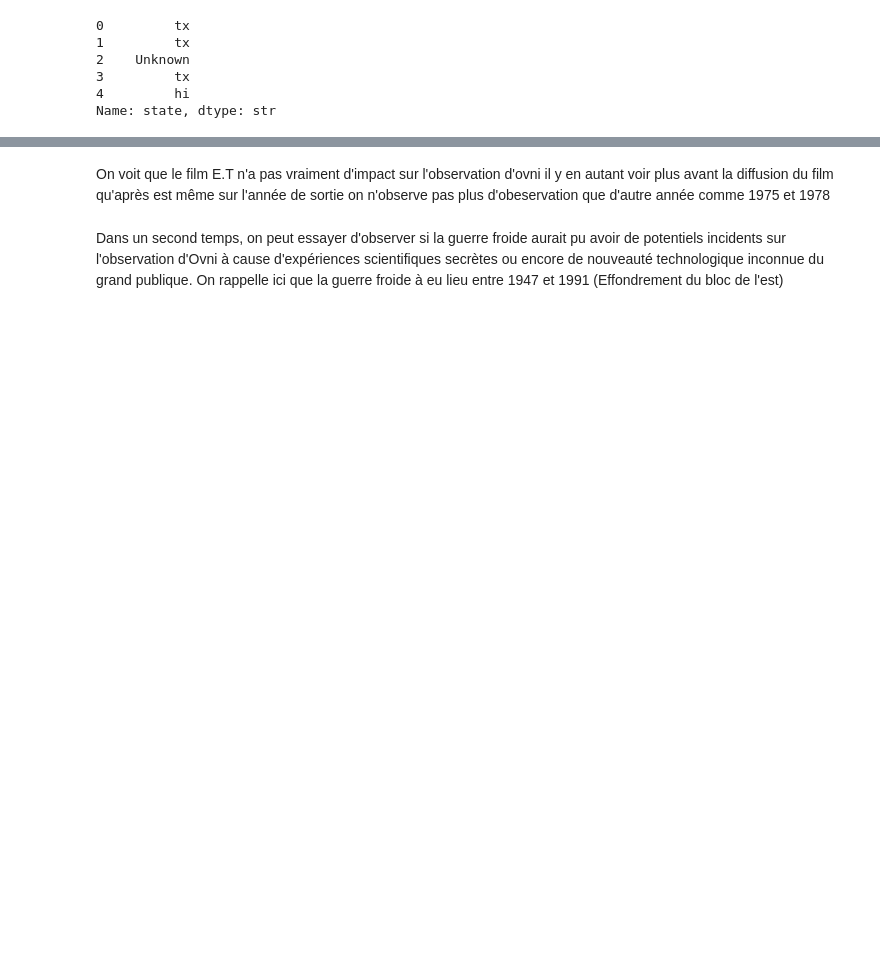
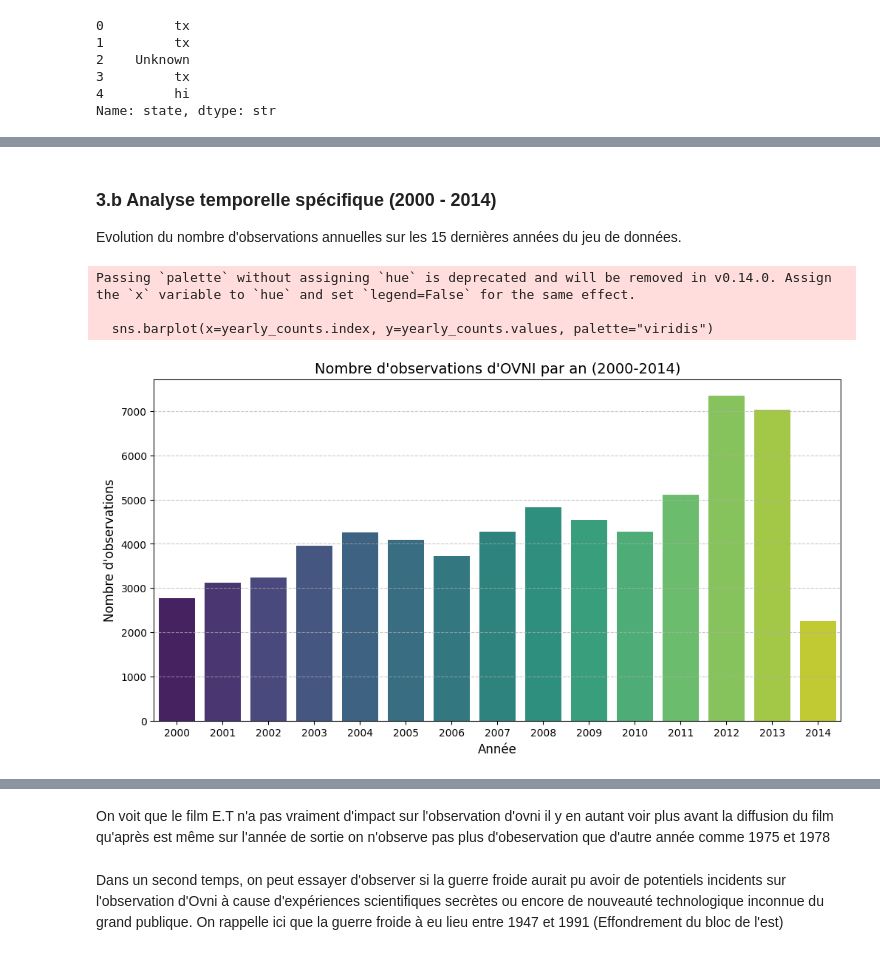
Before and after one commit to PolleEdouard/projet1_BigData, a Jupyter notebook: projet.ipynb, the cells around one changed output, grey strips where cells are left out. Cells and saved outputs as stored; diff of their text form; code cells hidden in the pictures; blank space fills up the shorter version.

```diff
--- a/projet.ipynb
+++ b/projet.ipynb
@@ -123,10 +132,7 @@ Ce bloc applique un nettoyage par Regex (suffixes, parentheses) puis tente une s
 # %%
-import html
-import re
 from rapidfuzz import fuzz, process
 import geonamescache
 
-# 1. Initialisation de la base de reference mondiale
 gc = geonamescache.GeonamesCache()
 cities_data = gc.get_cities()
 reference_dict = {}
@@ -137,37 +143,19 @@ for c_id, info in cities_data.items():
 
 clean_reference_dict = {k: v[0] for k, v in reference_dict.items()}
 reference_list = list(clean_reference_dict.keys())
-
-# 2. Definition des filtres de bruit
 noise_regex = re.compile(r'\b(afb|nas|station|county|airport|base|field|uk|usa|canada)\b', re.IGNORECASE)
 
 def final_clean_city(name):
-    if pandas.isna(name): return numpy.nan
-
-    # Pretraitement rigoureux
+    if pd.isna(name): return np.nan
     name = html.unescape(str(name)).lower()
-    # On coupe au premier /, 'and' ou parenthese ouvrante
     name = re.split(r'/|\band\b|\(', name)[0]
-    # Retrait des suffixes
     name = noise_regex.sub('', name)
     name = name.replace('?', '').strip()
-
-    if not name or any(char.isdigit() for char in name):
-        return numpy.nan
-
-    # Standardization (Match 100% uniquement via token_set_ratio)
+    if not name or any(char.isdigit() for char in name): return np.nan
     result = process.extractOne(name, reference_list, scorer=fuzz.token_set_ratio, score_cutoff=100)
-
-    if result:
-        return clean_reference_dict[result[0]]
-
-    # Safe Recall : on garde le nom nettoye si pas de match parfait
+    if result: return clean_reference_dict[result[0]]
     return name
 
-# 3. Application optimisee sur les valeurs uniques
 unique_cities = df['city'].unique()
 mapping = {city: final_clean_city(city) for city in unique_cities}
 df['city'] = df['city'].map(mapping)
-
-print("Nettoyage expert de la colonne 'city' termine.")
-print(f"Nombre de villes uniques apres traitement : {df['city'].nunique()}")
@@ -180,0 +171,21 @@ SQLFile = df.to_sql("ufo", connexion, if_exists="replace", index=False)
+# %% [markdown]
+### 3.b Analyse temporelle spécifique (2000 - 2014)
+Evolution du nombre d'observations annuelles sur les 15 dernières années du jeu de données.
+# %%
+df['datetime'] = pd.to_datetime(df['datetime'], errors='coerce')
+df_2000 = df[df['datetime'].dt.year >= 2000].copy()
+df_2000['year'] = df_2000['datetime'].dt.year.astype(int)
+yearly_counts = df_2000['year'].value_counts().sort_index()
+
+plt.figure(figsize=(12, 6))
+sns.barplot(x=yearly_counts.index, y=yearly_counts.values, palette="viridis")
+plt.title("Nombre d'observations d'OVNI par an (2000-2014)", fontsize=14)
+plt.xlabel("Année", fontsize=12)
+plt.ylabel("Nombre d'observations", fontsize=12)
+plt.grid(axis='y', linestyle='--', alpha=0.7)
+plt.show()
+# %% [output]
+Passing `palette` without assigning `hue` is deprecated and will be removed in v0.14.0. Assign the `x` variable to `hue` and set `legend=False` for the same effect.
+
+  sns.barplot(x=yearly_counts.index, y=yearly_counts.values, palette="viridis")
+[figure, added]
```
Also changed, not shown: parts of 29 cells of this notebook, 1 other file.
